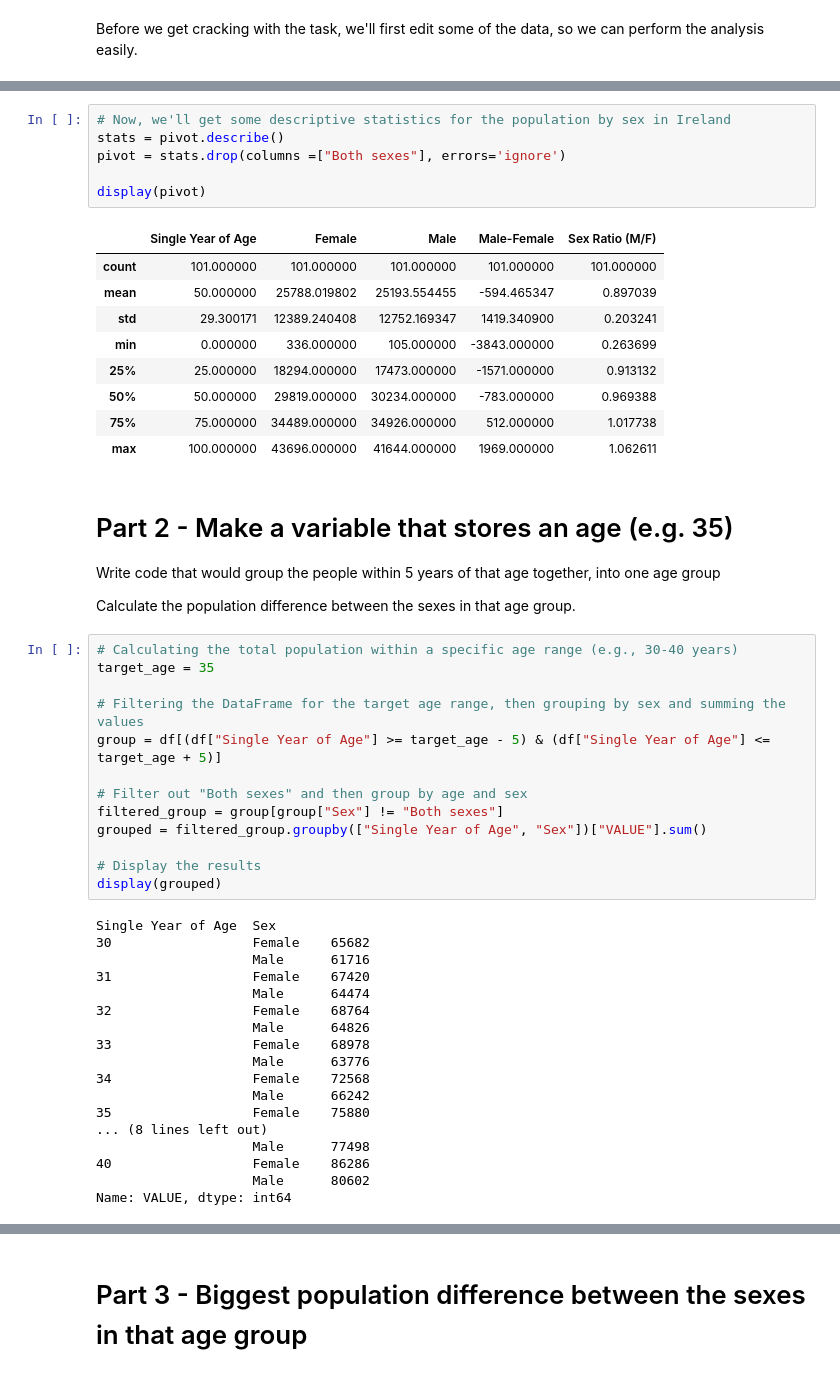
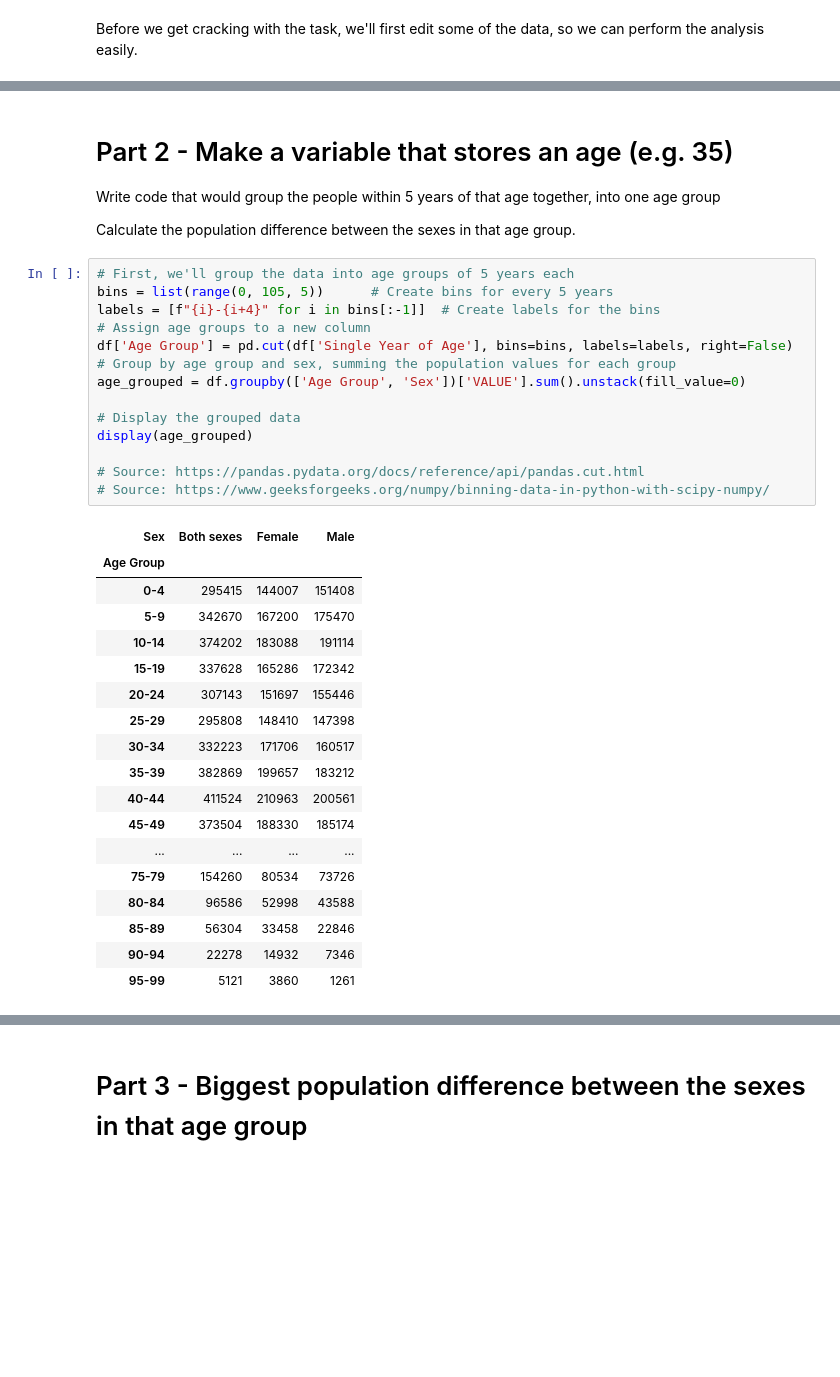
Before and after one commit to marianemcgrath/pfda, a Jupyter notebook: assignment/assignment05_population.ipynb, the cells around one changed output, grey strips where cells are left out. Cells and saved outputs as stored; diff of their text form; blank space fills up the shorter version.

```diff
--- a/assignment/assignment05_population.ipynb
+++ b/assignment/assignment05_population.ipynb
@@ -149,53 +175,39 @@ display(pivot[pivot['Single Year of Age'] >= 35])
-# %%
-# Now, we'll get some descriptive statistics for the population by sex in Ireland
-stats = pivot.describe()
-pivot = stats.drop(columns =["Both sexes"], errors='ignore')
-
-display(pivot)
-# %% [output]
-|  | Single Year of Age | Female | Male | Male-Female | Sex Ratio (M/F) |
-| count | 101.000000 | 101.000000 | 101.000000 | 101.000000 | 101.000000 |
-| mean | 50.000000 | 25788.019802 | 25193.554455 | -594.465347 | 0.897039 |
-| std | 29.300171 | 12389.240408 | 12752.169347 | 1419.340900 | 0.203241 |
-| min | 0.000000 | 336.000000 | 105.000000 | -3843.000000 | 0.263699 |
-| 25% | 25.000000 | 18294.000000 | 17473.000000 | -1571.000000 | 0.913132 |
-| 50% | 50.000000 | 29819.000000 | 30234.000000 | -783.000000 | 0.969388 |
-| 75% | 75.000000 | 34489.000000 | 34926.000000 | 512.000000 | 1.017738 |
-| max | 100.000000 | 43696.000000 | 41644.000000 | 1969.000000 | 1.062611 |
 # %% [markdown]
 # Part 2 - Make a variable that stores an age (e.g. 35)
 
 Write code that would group the people within 5 years of that age together, into one age group
 
 Calculate the population difference between the sexes in that age group.
-# %%
-# Calculating the total population within a specific age range (e.g., 30-40 years)
-target_age = 35
-
-# Filtering the DataFrame for the target age range, then grouping by sex and summing the values
-group = df[(df["Single Year of Age"] >= target_age - 5) & (df["Single Year of Age"] <= target_age + 5)]
-
-# Filter out "Both sexes" and then group by age and sex
-filtered_group = group[group["Sex"] != "Both sexes"]
-grouped = filtered_group.groupby(["Single Year of Age", "Sex"])["VALUE"].sum()
-
-# Display the results
-display(grouped)
-# %% [output]
-Single Year of Age  Sex
-30                  Female    65682
-                    Male      61716
-31                  Female    67420
-                    Male      64474
-32                  Female    68764
-                    Male      64826
-33                  Female    68978
-                    Male      63776
-34                  Female    72568
-                    Male      66242
-35                  Female    75880
-... (8 lines left out)
-                    Male      77498
-40                  Female    86286
-                    Male      80602
-Name: VALUE, dtype: int64
+# %%
+# First, we'll group the data into age groups of 5 years each
+bins = list(range(0, 105, 5))      # Create bins for every 5 years
+labels = [f"{i}-{i+4}" for i in bins[:-1]]  # Create labels for the bins
+# Assign age groups to a new column
+df['Age Group'] = pd.cut(df['Single Year of Age'], bins=bins, labels=labels, right=False)
+# Group by age group and sex, summing the population values for each group
+age_grouped = df.groupby(['Age Group', 'Sex'])['VALUE'].sum().unstack(fill_value=0)
+
+# Display the grouped data
+display(age_grouped)
+
+# Source: https://pandas.pydata.org/docs/reference/api/pandas.cut.html
+# Source: https://www.geeksforgeeks.org/numpy/binning-data-in-python-with-scipy-numpy/
+# %% [output]
+| Sex | Both sexes | Female | Male |
+| Age Group |  |  |  |
+| 0-4 | 295415 | 144007 | 151408 |
+| 5-9 | 342670 | 167200 | 175470 |
+| 10-14 | 374202 | 183088 | 191114 |
+| 15-19 | 337628 | 165286 | 172342 |
+| 20-24 | 307143 | 151697 | 155446 |
+| 25-29 | 295808 | 148410 | 147398 |
+| 30-34 | 332223 | 171706 | 160517 |
+| 35-39 | 382869 | 199657 | 183212 |
+| 40-44 | 411524 | 210963 | 200561 |
+| 45-49 | 373504 | 188330 | 185174 |
+| ... | ... | ... | ... |
+| 75-79 | 154260 | 80534 | 73726 |
+| 80-84 | 96586 | 52998 | 43588 |
+| 85-89 | 56304 | 33458 | 22846 |
+| 90-94 | 22278 | 14932 | 7346 |
+| 95-99 | 5121 | 3860 | 1261 |
```
Also changed, not shown: parts of 10 cells of this notebook, 1 other file.
